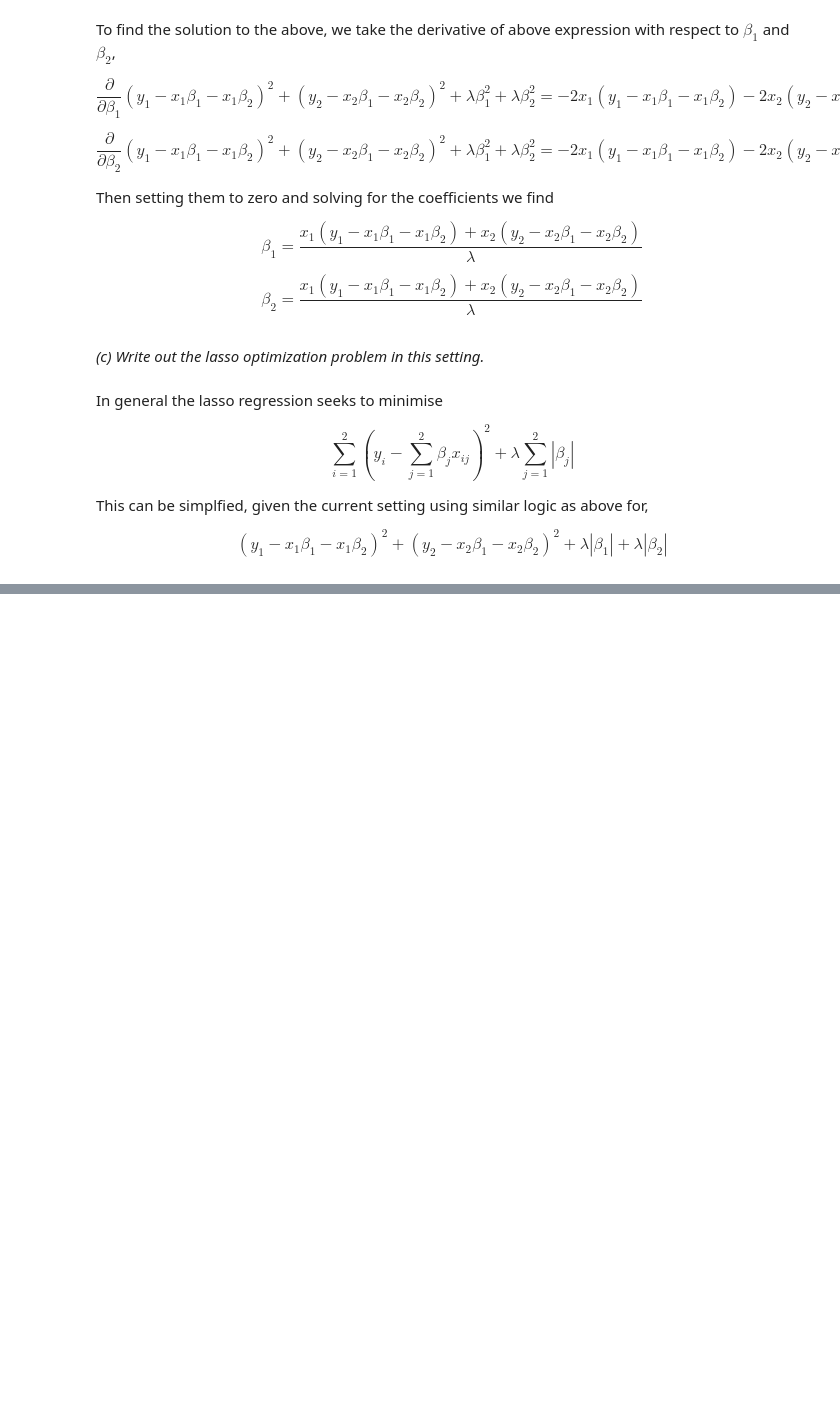
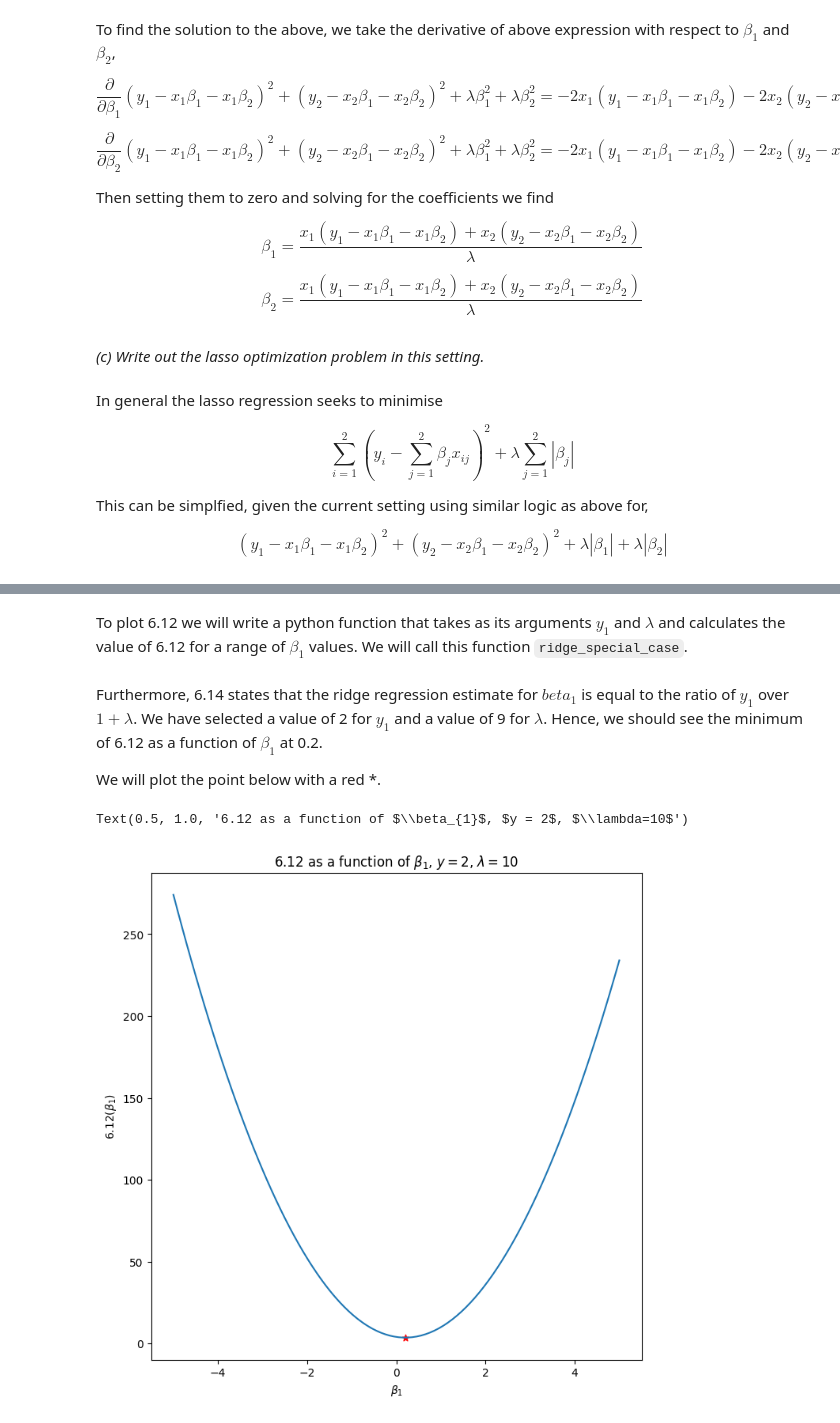
Before and after one commit to cainemerrick98/statistical_learning_problems, a Jupyter notebook: 5 linear model selection and regularisation/conceptual.ipynb, the cells around one changed output, grey strips where cells are left out. Cells and saved outputs as stored; diff of their text form; code cells hidden in the pictures; blank space fills up the shorter version.

```diff
--- a/5 linear model selection and regularisation/conceptual.ipynb
+++ b/5 linear model selection and regularisation/conceptual.ipynb
@@ -159,0 +179,27 @@ Then setting the derivatives equal to zero and solving
+# %% [markdown]
+To plot 6.12 we will write a python function that takes as its arguments $y_{1}$ and $\lambda$ and calculates the value of 6.12 for a range of $\beta_{1}$ values. We will call this function `ridge_special_case`.
+# %%
+def ridge_special_case(y:float, lambda_:float) -> np.ndarray:
+    beta_1 = np.linspace(-5, 5, 100)
+    y_beta_1_diff_squared = (y - beta_1)**2
+    lambda_beta_1_squared_prod = beta_1**2 * lambda_
+    values = y_beta_1_diff_squared + lambda_beta_1_squared_prod
+    return np.concatenate((beta_1.reshape(-1, 1), values.reshape(-1, 1)), axis=1)
+# %% [markdown]
+Furthermore, 6.14 states that the ridge regression estimate for $beta_{1}$ is equal to the ratio of $y_{1}$ over $1 + \lambda$. We have selected a value of 2 for $y_{1}$ and a value of 9 for $\lambda$. Hence, we should see the minimum of 6.12 as a function of $\beta_{1}$ at 0.2.
+
+We will plot the point below with a red *.
+# %%
+rsc_values = ridge_special_case(2, 9)
+fig = plt.figure(figsize=(8,8))
+ax = fig.add_subplot()
+
+ax.plot(rsc_values[:, 0], rsc_values[:, 1])
+ax.scatter(x=[0.2], y=[(2-0.2)**2 + 0.2**2 * 9], marker='*', c='r')
+
+ax.set_xlabel(r'$\beta_{1}$')
+ax.set_ylabel(r'6.12($\beta_{1}$)')
+ax.set_title(r'6.12 as a function of $\beta_{1}$, $y = 2$, $\lambda=10$')
+# %% [output]
+Text(0.5, 1.0, '6.12 as a function of $\\beta_{1}$, $y = 2$, $\\lambda=10$')
+[figure, added]
```
Also changed, not shown: parts of 17 cells of this notebook, 6 other files.
